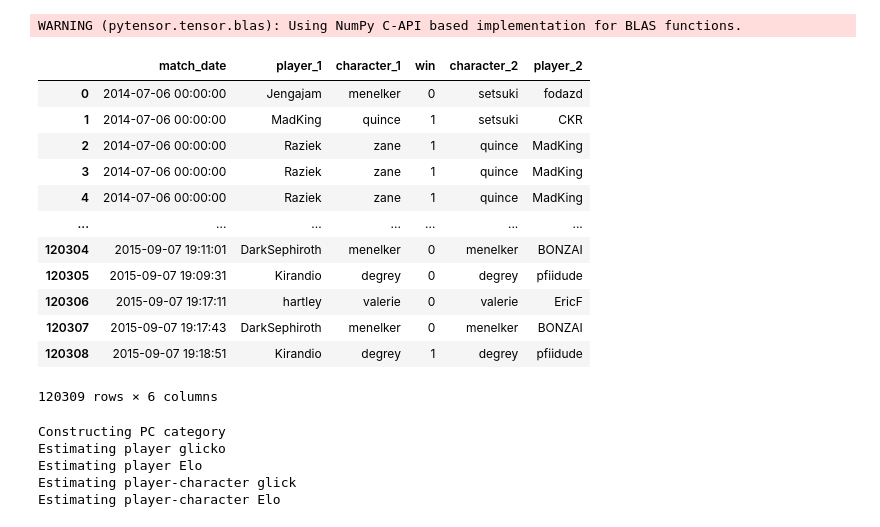
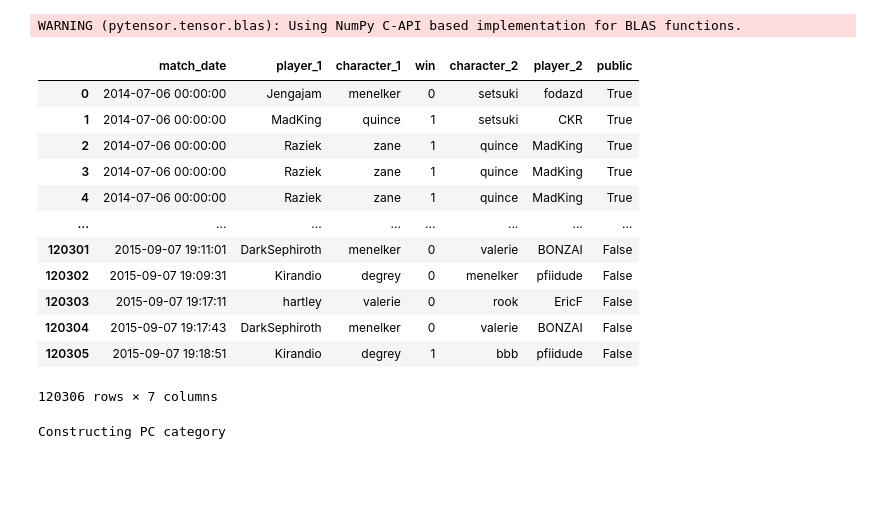
Before and after one commit to cpennington/yomi-skill, a Jupyter notebook: Model Check.ipynb, the cells around one changed output. Cells and saved outputs as stored; diff of their text form; code cells hidden in the pictures; blank space fills up the shorter version.

```diff
--- a/Model Check.ipynb
+++ b/Model Check.ipynb
@@ -35,30 +35,26 @@ WARNING (pytensor.tensor.blas): Using NumPy C-API based implementation for BLAS
 # %%
 fit_dir = tempfile.mkdtemp()
 # %%
-tournament_games = historical_record.cached_tournament_games()
+tournament_games = historical_record.latest_tournament_games()
 sirlin_games = historical_record.sirlin_db()
 games = pandas.concat([tournament_games, sirlin_games]).reset_index(drop=True)
 
 games
 # %% [output]
-|  | match_date | player_1 | character_1 | win | character_2 | player_2 |
-| 0 | 2014-07-06 00:00:00 | Jengajam | menelker | 0 | setsuki | fodazd |
-| 1 | 2014-07-06 00:00:00 | MadKing | quince | 1 | setsuki | CKR |
-| 2 | 2014-07-06 00:00:00 | Raziek | zane | 1 | quince | MadKing |
-| 3 | 2014-07-06 00:00:00 | Raziek | zane | 1 | quince | MadKing |
-| 4 | 2014-07-06 00:00:00 | Raziek | zane | 1 | quince | MadKing |
-| ... | ... | ... | ... | ... | ... | ... |
-| 120304 | 2015-09-07 19:11:01 | DarkSephiroth | menelker | 0 | menelker | BONZAI |
-| 120305 | 2015-09-07 19:09:31 | Kirandio | degrey | 0 | degrey | pfiidude |
-| 120306 | 2015-09-07 19:17:11 | hartley | valerie | 0 | valerie | EricF |
-| 120307 | 2015-09-07 19:17:43 | DarkSephiroth | menelker | 0 | menelker | BONZAI |
-| 120308 | 2015-09-07 19:18:51 | Kirandio | degrey | 1 | degrey | pfiidude |
+|  | match_date | player_1 | character_1 | win | character_2 | player_2 | public |
+| 0 | 2014-07-06 00:00:00 | Jengajam | menelker | 0 | setsuki | fodazd | True |
+| 1 | 2014-07-06 00:00:00 | MadKing | quince | 1 | setsuki | CKR | True |
+| 2 | 2014-07-06 00:00:00 | Raziek | zane | 1 | quince | MadKing | True |
+| 3 | 2014-07-06 00:00:00 | Raziek | zane | 1 | quince | MadKing | True |
+| 4 | 2014-07-06 00:00:00 | Raziek | zane | 1 | quince | MadKing | True |
+| ... | ... | ... | ... | ... | ... | ... | ... |
+| 120301 | 2015-09-07 19:11:01 | DarkSephiroth | menelker | 0 | valerie | BONZAI | False |
+| 120302 | 2015-09-07 19:09:31 | Kirandio | degrey | 0 | menelker | pfiidude | False |
+| 120303 | 2015-09-07 19:17:11 | hartley | valerie | 0 | rook | EricF | False |
+| 120304 | 2015-09-07 19:17:43 | DarkSephiroth | menelker | 0 | valerie | BONZAI | False |
+| 120305 | 2015-09-07 19:18:51 | Kirandio | degrey | 1 | bbb | pfiidude | False |
-120309 rows × 6 columns
+120306 rows × 7 columns
 # %%
 games = historical_record.augment_dataset(games)
 # %% [output]
 Constructing PC category
-Estimating player glicko
-Estimating player Elo
-Estimating player-character glick
-Estimating player-character Elo
```
Also changed, not shown: parts of 21 cells of this notebook, 9 other files.
